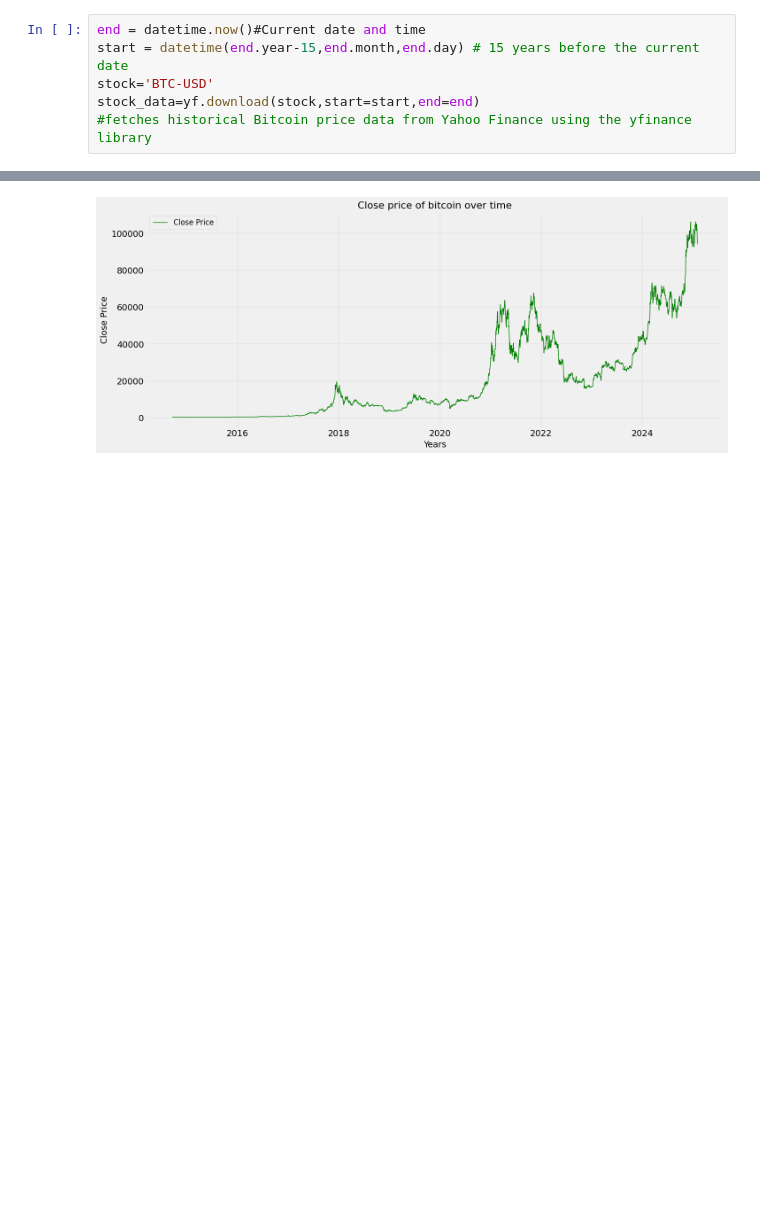
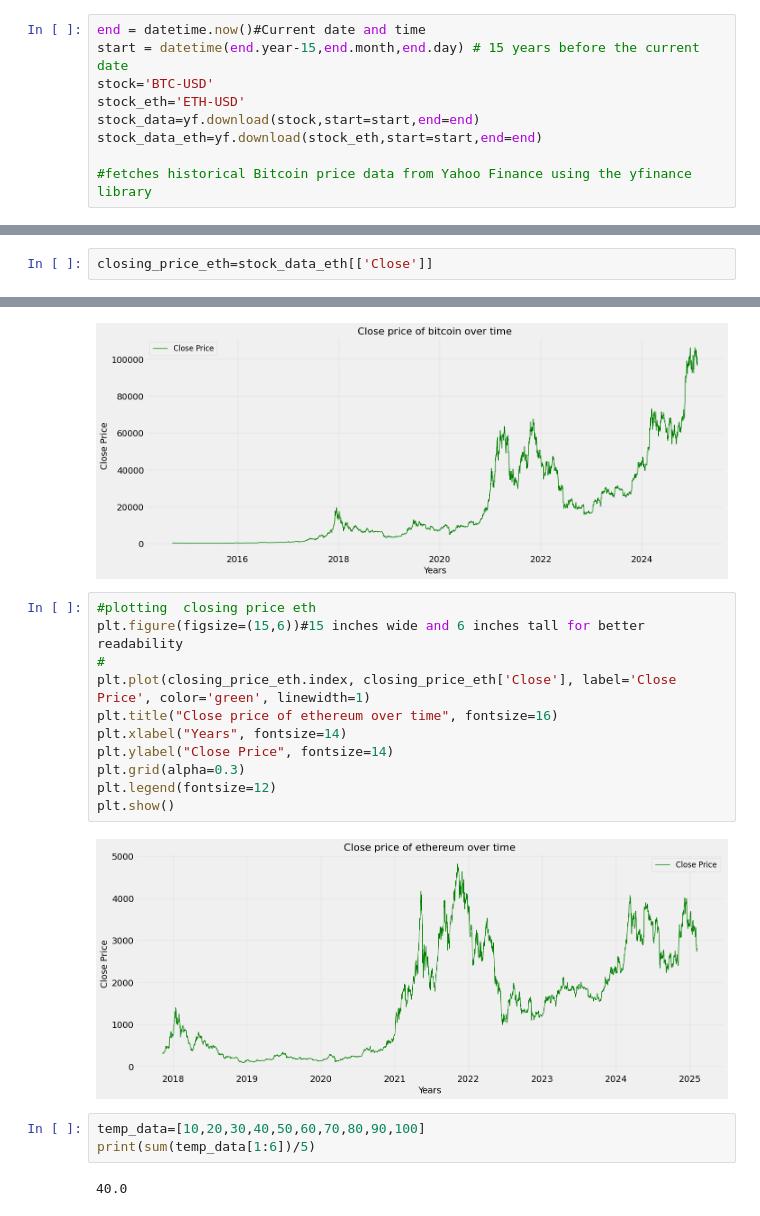
Before and after one commit to vaibhavbura/Crypto-Predication, a Jupyter notebook: pricePredictor.ipynb, the cells around one changed output, grey strips where cells are left out. Drawn from its saved outputs; the diff is of its cells as text; blank space fills up the shorter version.

Commit message:
Ethereum & Moving Average

```diff
--- a/pricePredictor.ipynb
+++ b/pricePredictor.ipynb
@@ -12,7 +12,10 @@ plt.style.use('fivethirtyeight')
 end = datetime.now()#Current date and time
 start = datetime(end.year-15,end.month,end.day) # 15 years before the current date
 stock='BTC-USD'
+stock_eth='ETH-USD'
 stock_data=yf.download(stock,start=start,end=end)
+stock_data_eth=yf.download(stock_eth,start=start,end=end)
+
 #fetches historical Bitcoin price data from Yahoo Finance using the yfinance library
 # %% [output]
 [*********************100%***********************]  1 of 1 completed
@@ -90,5 +150,7 @@ MultiIndex([( 'Close', 'BTC-USD'),
 # %%
 closing_price=stock_data[['Close']]
+# %%
+closing_price_eth=stock_data_eth[['Close']]
 # %%
 closing_price['Close']
 # %% [output]
@@ -119,3 +198,21 @@ plt.legend(fontsize=12)
 plt.show()
 # %% [output]
 [figure]
+# %%
+#plotting  closing price eth
+plt.figure(figsize=(15,6))#15 inches wide and 6 inches tall for better readability
+#
+plt.plot(closing_price_eth.index, closing_price_eth['Close'], label='Close Price', color='green', linewidth=1)
+plt.title("Close price of ethereum over time", fontsize=16)
+plt.xlabel("Years", fontsize=14)
+plt.ylabel("Close Price", fontsize=14)
+plt.grid(alpha=0.3)
+plt.legend(fontsize=12)
+plt.show()
+# %% [output]
+[figure, added]
+# %%
+temp_data=[10,20,30,40,50,60,70,80,90,100]
+print(sum(temp_data[1:6])/5)
+# %% [output]
+40.0
```
Also changed, not shown: parts of 19 cells of this notebook.
